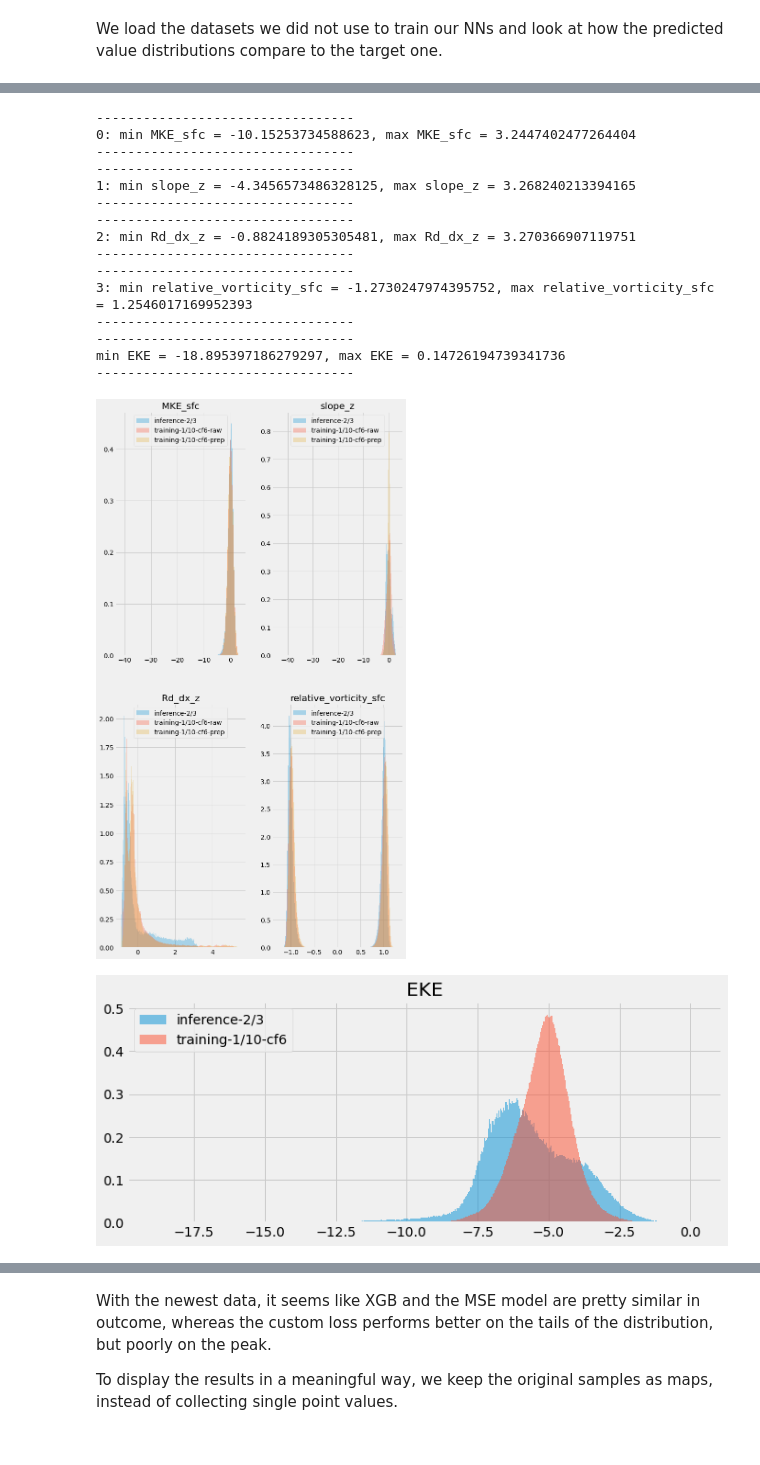
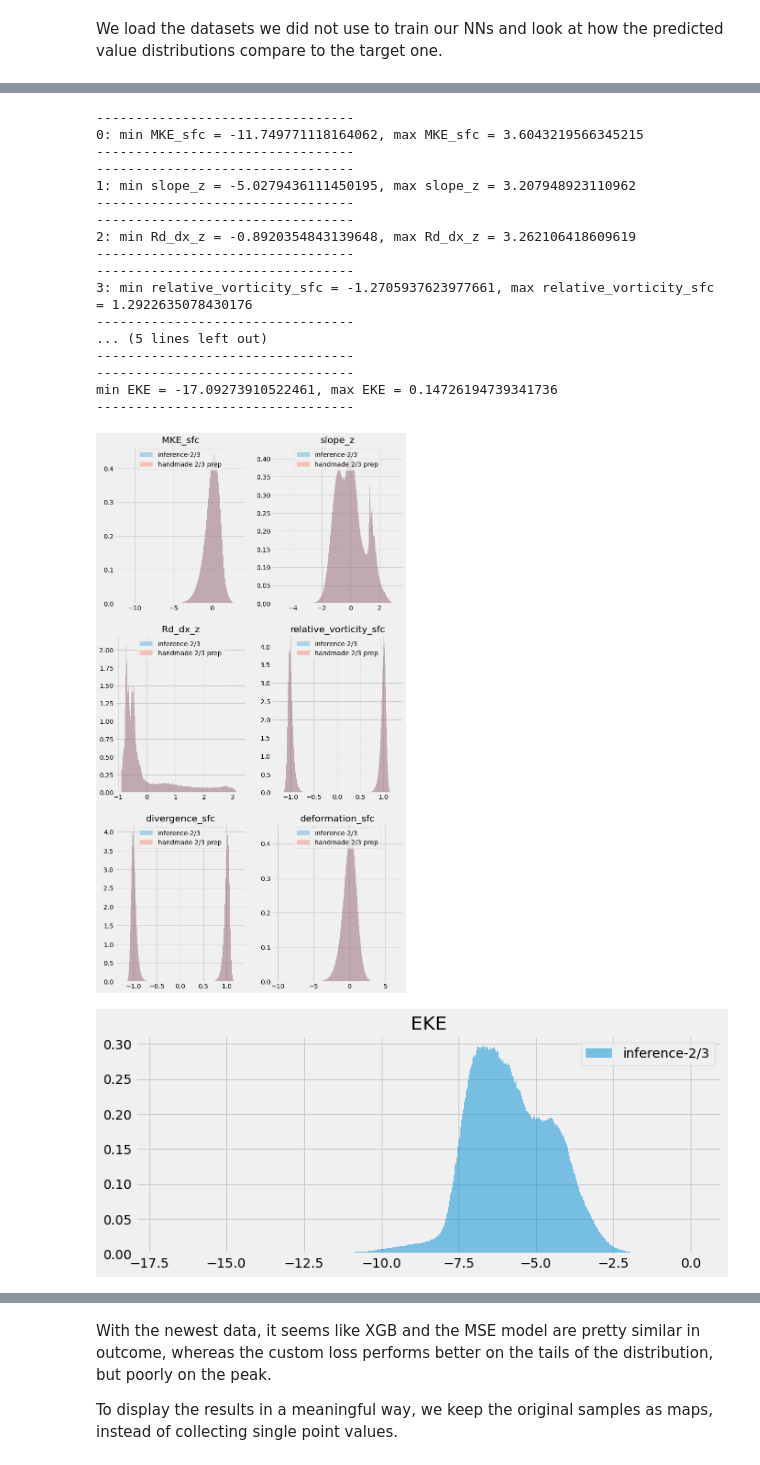
Before and after one commit to CrayLabs/NCAR_ML_EKE, a Jupyter notebook: notebooks/train_new_data.ipynb, the cells around one changed output, grey strips where cells are left out. Drawn from its saved outputs; the diff is of its cells as text; code cells hidden in the pictures.

```diff
--- a/notebooks/train_new_data.ipynb
+++ b/notebooks/train_new_data.ipynb
@@ -527,11 +528,13 @@ model_data = ml_eke.pop_data(datapath1, datapath1, skip_vars = ['x','y','depth',
 
 # dataset_1_4 = get_samples(1, 200, ['Rd_dx_sfc'], model_data_1_4, predictands=['Rd_dx_sfc'])
 # data_1_4, targets_1_4, scaler_1_4 = prep_samples(dataset_1_4)
-dataset = get_samples(1, 10, columns, model_data, predictands=['MEKE_z'])
+dataset = get_samples(1, 200, columns, model_data, predictands=['MEKE_z'])
 #dataset_rough = get_samples(1, 200, columns, model_data_rough, predictands=['MEKE_sfc'])
-data, targets, _ = prep_samples(dataset, scaler=None, abs_val=[True, True, True, True, True, False], clean_after_reg=True, skip_vars=['Rd_dx_z'])
+data, targets, _ = prep_samples(dataset, scaler=None, abs_val=[True, True, True, True, True, False], clean_after_reg=True, skip_vars=['Rd_dx_z'], scale=True)
+#data_norm, _, _  = prep_samples(dataset, scaler=None, abs_val=[True, True, True, True, True, False], clean_after_reg=True, skip_vars=['Rd_dx_z'], scale=False)
 #data_rough, targets_rough, _ = prep_samples(dataset_rough, scaler)
 data
+data_norm = dataset.values[:,0:len(columns)]
 # %% [output]
 Dropping empty values...
 Dropping negative EKE samples...
@@ -556,0 +551,23 @@ Fitting scaler and scaling data...
+# %%
+valid = np.all(~np.isnan(data_norm), axis=1)
+data_norm_buf = data_norm.copy()
+data_norm = data_norm[valid,:]
+
+print(data_norm.shape)
+
+data_norm[:,[0,1,3,4,5]] = np.log(np.abs(data_norm[:,[0,1,3,4,5]]))*np.sign(data_norm[:,[0,1,3,4,5]])+36.0*np.sign(data_norm[:,[0,1,3,4,5]])
+
+dataset_norm = data_norm.copy()
+
+col_avg = np.mean(dataset_norm, axis=0, dtype=np.float64)
+col_std = np.std (dataset_norm, axis=0, dtype=np.float64)
+
+print(col_avg)
+print(col_std)
+
+dataset_norm = (dataset_norm-col_avg)/col_std
+
+print(np.mean(dataset_norm, axis=0, dtype=np.float64))
+print(np.std (dataset_norm, axis=0, dtype=np.float64))
+
+data_norm = data_norm_buf
@@ -566,45 +638,50 @@ for i in range(data.shape[-1]):
     plt.hist(sample, bins=1000, density=True, alpha=0.3, label='inference-2/3')
 #     sample = data_rough.values[:, i]
 #     plt.hist(sample, bins=1000, density=True, alpha=0.3, label='inference-2/3 rough')
-    sample = X_train.values[:, i]
-    plt.hist(sample, bins=1000, density=True, alpha=0.3, label='training-1/10-cf6-raw')
-    sample = X_train_prep.values[:, i]
-    plt.hist(sample, bins=1000, density=True, alpha=0.3, label='training-1/10-cf6-prep')
+    #sample = X_train.values[:, i]
+    #plt.hist(sample, bins=1000, density=True, alpha=0.3, label='training-1/10-cf6-raw')
+    #sample = X_train_prep.values[:, i]
+    #plt.hist(sample, bins=1000, density=True, alpha=0.3, label='training-1/10-cf6-prep')
+    sample = dataset_norm[:,i]
+    plt.hist(sample, bins=1000, density=True, alpha=0.3, label='handmade 2/3 prep')
     #plt.xlim(xlims[i])
     plt.legend(loc='upper center')
     plt.title(columns[i])
     plt.draw()
 
 plt.savefig('feature_dist.png')
+
 print('---------------------------------')
 print(f'min EKE = {np.min(targets)}, max EKE = {np.max(targets)}')
 print('---------------------------------')
 plt.figure(figsize=(10,4))
 plt.hist(targets, bins=1000, density=True, alpha=0.5, label='inference-2/3')
 # plt.hist(targets_rough, bins=1000, density=True, alpha=0.5, label='inference-2/3 rough')
-plt.hist(y_train_prep, bins=1000, density=True, alpha=0.5, label='training-1/10-cf6')
+#plt.hist(y_train_prep, bins=1000, density=True, alpha=0.5, label='training-1/10-cf6')
 plt.legend(loc='upper center')
 plt.legend()
 plt.title('EKE')
 plt.draw()
 # %% [output]
 ---------------------------------
-0: min MKE_sfc = -10.15253734588623, max MKE_sfc = 3.2447402477264404
+0: min MKE_sfc = -11.749771118164062, max MKE_sfc = 3.6043219566345215
 ---------------------------------
 ---------------------------------
-1: min slope_z = -4.3456573486328125, max slope_z = 3.268240213394165
+1: min slope_z = -5.0279436111450195, max slope_z = 3.207948923110962
 ---------------------------------
 ---------------------------------
-2: min Rd_dx_z = -0.8824189305305481, max Rd_dx_z = 3.270366907119751
+2: min Rd_dx_z = -0.8920354843139648, max Rd_dx_z = 3.262106418609619
 ---------------------------------
 ---------------------------------
-3: min relative_vorticity_sfc = -1.2730247974395752, max relative_vorticity_sfc = 1.2546017169952393
+3: min relative_vorticity_sfc = -1.2705937623977661, max relative_vorticity_sfc = 1.2922635078430176
+---------------------------------
+... (5 lines left out)
 ---------------------------------
 ---------------------------------
-min EKE = -18.895397186279297, max EKE = 0.14726194739341736
+min EKE = -17.09273910522461, max EKE = 0.14726194739341736
 ---------------------------------
-[figure, old version]
+[figure, new version]
-[figure, old version]
+[figure, new version]
 # %%
 # make some predictions
 #preds_cus = model_cus(torch.tensor(data_10.values))
```
Also changed, not shown: parts of 8 cells of this notebook, 1 other file.
